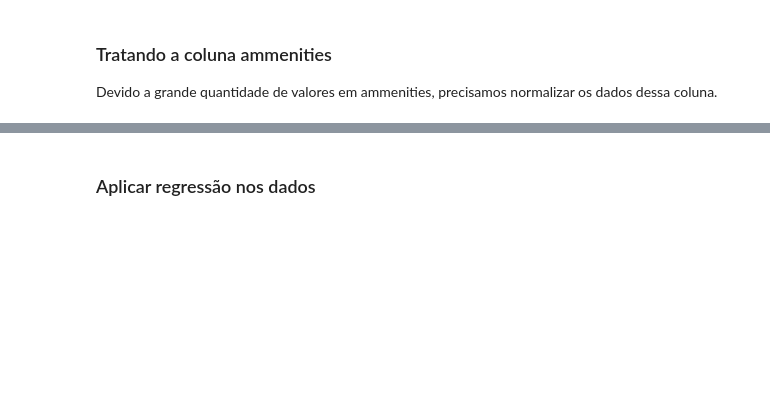
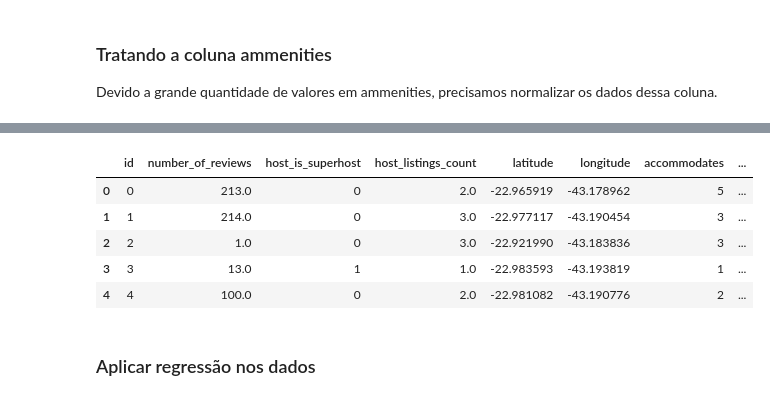
Before and after one commit to caefleury/trainee-cis-ieee, a Jupyter notebook: desafio_01/index.ipynb, the cells around one changed output, grey strips where cells are left out. Cells and saved outputs as stored; diff of their text form; code cells hidden in the pictures; blank space fills up the shorter version.

```diff
--- a/desafio_01/index.ipynb
+++ b/desafio_01/index.ipynb
@@ -193,22 +191,29 @@ train['price']
 588090      $400.00
 Name: price, Length: 588091, dtype: object
 # %%
+# Dados categóricos (nominal)
+categorical_data = ['host_is_superhost']
+numeric_data = ['minimum_nights','latitude','extra_people','longitude','host_listings_count', 'bathrooms', 'bedrooms', 'beds', 'number_of_reviews','price','accommodates']
+
 # Dataframe de treino
 # Conversão dos dados numéricos
 for column in train.columns:
-    if column in numeric_data and train[column].dtype != 'float64':
+    if column in numeric_data and train[column].dtype == 'object':
         train[column] = train[column].str.replace('[\$,]', '', regex=True)
         train[column] = pd.to_numeric(train[column], errors='coerce')
+        # train[column] = train[column].astype(np.float64, copy=False)
 
 # Dataframe de teste
-categorical_data = ['host_is_superhost']
-test_numeric_data = ['minimum_nights', 'extra_people', 'host_listings_count', 'accommodates']
+test_numeric_data = ['minimum_nights', 'extra_people', 'host_listings_count', 'accommodates','extra_people']
 
 for column in test.columns:
-    if column in test_numeric_data and test[column].dtype != 'float64':
+    if column in test_numeric_data and test[column].dtype == 'object':
+        test[column] = test[column].str.replace('[\$,]', '', regex=True)
         test[column] = pd.to_numeric(test[column], errors='coerce')
-        train[column] = pd.to_numeric(train[column], errors='coerce')
+        test[column] = pd.to_numeric(test[column], errors='coerce')
 
 
-print(test['accommodates'])
+
+train.info()
+train['host_listings_count']
 # %% [output]
@@ -394,2 +525,11 @@ print(train)
+# %%
+test_price.head()
+# %% [output]
+|  | id | number_of_reviews | host_is_superhost | host_listings_count | latitude | longitude | accommodates | ... |
+| 0 | 0 | 213.0 | 0 | 2.0 | -22.965919 | -43.178962 | 5 | ... |
+| 1 | 1 | 214.0 | 0 | 3.0 | -22.977117 | -43.190454 | 3 | ... |
+| 2 | 2 | 1.0 | 0 | 3.0 | -22.921990 | -43.183836 | 3 | ... |
+| 3 | 3 | 13.0 | 1 | 1.0 | -22.983593 | -43.193819 | 1 | ... |
+| 4 | 4 | 100.0 | 0 | 2.0 | -22.981082 | -43.190776 | 2 | ... |
 # %% [markdown]
 ### Aplicar regressão nos dados
```
Also changed, not shown: parts of 19 cells of this notebook, 1 other file.
